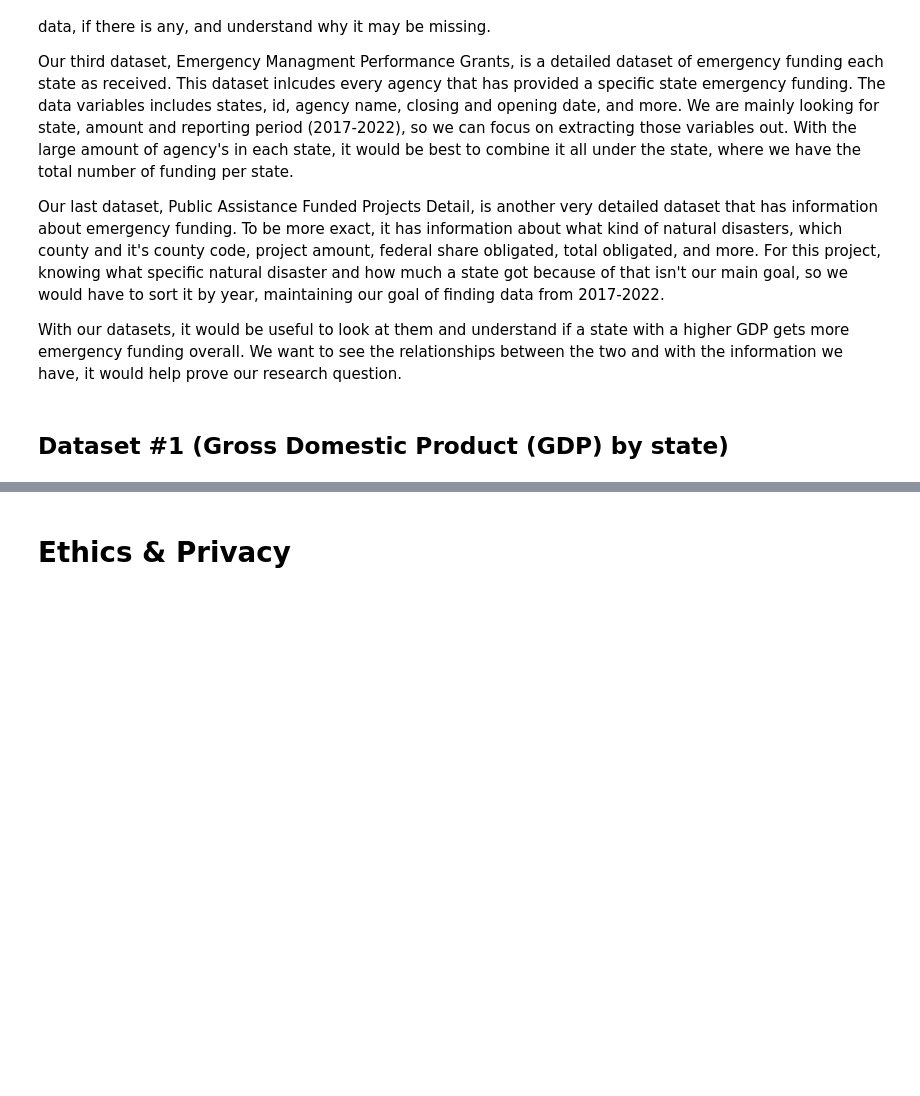
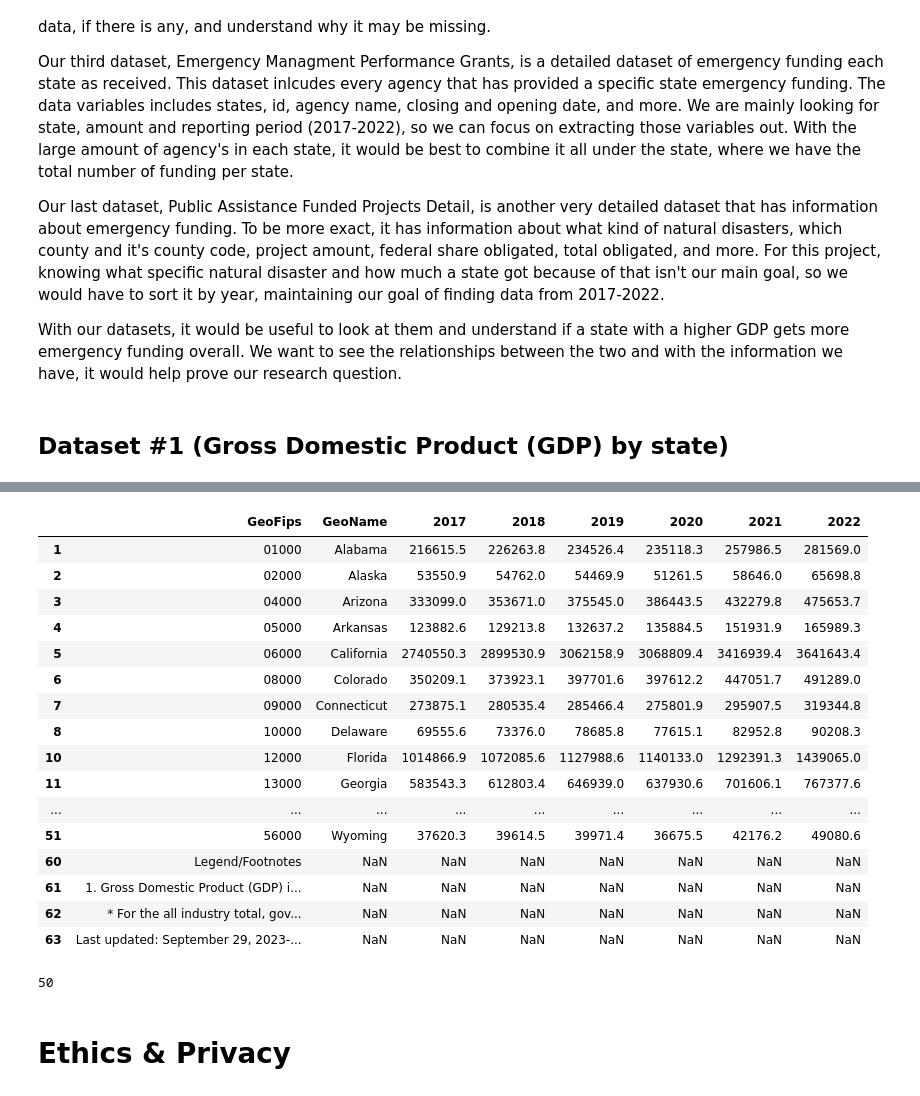
Before and after one commit to COGS108/Group054_WI24, a Jupyter notebook: DataCheckpoint_Group054_WI24.ipynb, the cells around one changed output, grey strips where cells are left out. Saved outputs shown, nothing was run; the diff lists cells and outputs as text; code cells hidden in the pictures; blank space fills up the shorter version.

Commit message:
uploaded data, and wrangling with each data set

```diff
--- a/DataCheckpoint_Group054_WI24.ipynb
+++ b/DataCheckpoint_Group054_WI24.ipynb
@@ -106,0 +230,13 @@ With our datasets, it would be useful to look at them and understand if a state
+# %%
+# Log onto the BEA website (Bureau of Economic Analysis), the official site for government data.
+# Navigate to the "Data" section, select "GDP," and then choose "GDP by State."
+# Go to "Interactive Data" and select "Interactive Tables: GDP by State."
+# Choose "ANNUAL GROSS DOMESTIC PRODUCT (GDP) BY STATE," then "SAGDP2 GDP in current dollars."
+# Select the United States, and view all statistics in the table.
+# In the resulting table, select the first row's line code where the description is "all industry total."
+# The resulting table displays the GDP by state in millions of current dollars, with data collected from 2017 to 2022.
+
+url4 =  "https://raw.githubusercontent.com/COGS108/Group054_WI24/master/Data/GDP%20by%20state%20(2017-2022).csv?token=GHSAT0AAAAAACN2LZWQVDOMRMUUGOKE4WRYZO35PGQ"
+
+df4 = pd.read_csv(url4, skiprows = 3) #skip first 3 rows because they are a description
+df4
@@ -107,3 +257,31 @@ With our datasets, it would be useful to look at them and understand if a state
+# %%
+df4_bad_GeoName = df4['GeoName'].str.contains('District of Columbia|New England|nited States *|Mideast|Great Lakes|Plains|Southeast|Southwest|nan|Rocky Mountain|Far West').fillna(False) #dealing with NA values
+df4 = df4[~ df4_bad_GeoName] #this removes all the regions and territories we don't care about
+df4
+# %% [output]
+|  | GeoFips | GeoName | 2017 | 2018 | 2019 | 2020 | 2021 | 2022 |
+| 1 | 01000 | Alabama | 216615.5 | 226263.8 | 234526.4 | 235118.3 | 257986.5 | 281569.0 |
+| 2 | 02000 | Alaska | 53550.9 | 54762.0 | 54469.9 | 51261.5 | 58646.0 | 65698.8 |
+| 3 | 04000 | Arizona | 333099.0 | 353671.0 | 375545.0 | 386443.5 | 432279.8 | 475653.7 |
+| 4 | 05000 | Arkansas | 123882.6 | 129213.8 | 132637.2 | 135884.5 | 151931.9 | 165989.3 |
+| 5 | 06000 | California | 2740550.3 | 2899530.9 | 3062158.9 | 3068809.4 | 3416939.4 | 3641643.4 |
+| 6 | 08000 | Colorado | 350209.1 | 373923.1 | 397701.6 | 397612.2 | 447051.7 | 491289.0 |
+| 7 | 09000 | Connecticut | 273875.1 | 280535.4 | 285466.4 | 275801.9 | 295907.5 | 319344.8 |
+| 8 | 10000 | Delaware | 69555.6 | 73376.0 | 78685.8 | 77615.1 | 82952.8 | 90208.3 |
+| 10 | 12000 | Florida | 1014866.9 | 1072085.6 | 1127988.6 | 1140133.0 | 1292391.3 | 1439065.0 |
+| 11 | 13000 | Georgia | 583543.3 | 612803.4 | 646939.0 | 637930.6 | 701606.1 | 767377.6 |
+| ... | ... | ... | ... | ... | ... | ... | ... | ... |
+| 51 | 56000 | Wyoming | 37620.3 | 39614.5 | 39971.4 | 36675.5 | 42176.2 | 49080.6 |
+| 60 | Legend/Footnotes | NaN | NaN | NaN | NaN | NaN | NaN | NaN |
+| 61 | 1. Gross Domestic Product (GDP) i... | NaN | NaN | NaN | NaN | NaN | NaN | NaN |
+| 62 | * For the all industry total, gov... | NaN | NaN | NaN | NaN | NaN | NaN | NaN |
+| 63 | Last updated: September 29, 2023-... | NaN | NaN | NaN | NaN | NaN | NaN | NaN |
+# %%
+indexes_to_drop = df4.iloc[-4:].index #get the last 4 rows index using iloc
+df4 = df4.drop(indexes_to_drop)
+df4['GeoName'].unique().size # check to see that we only have 50 values for all 50 states
+# %% [output]
+50
 # %% [markdown]
 # Ethics & Privacy
 # %% [markdown]
```
Also changed, not shown: parts of 15 cells of this notebook.
